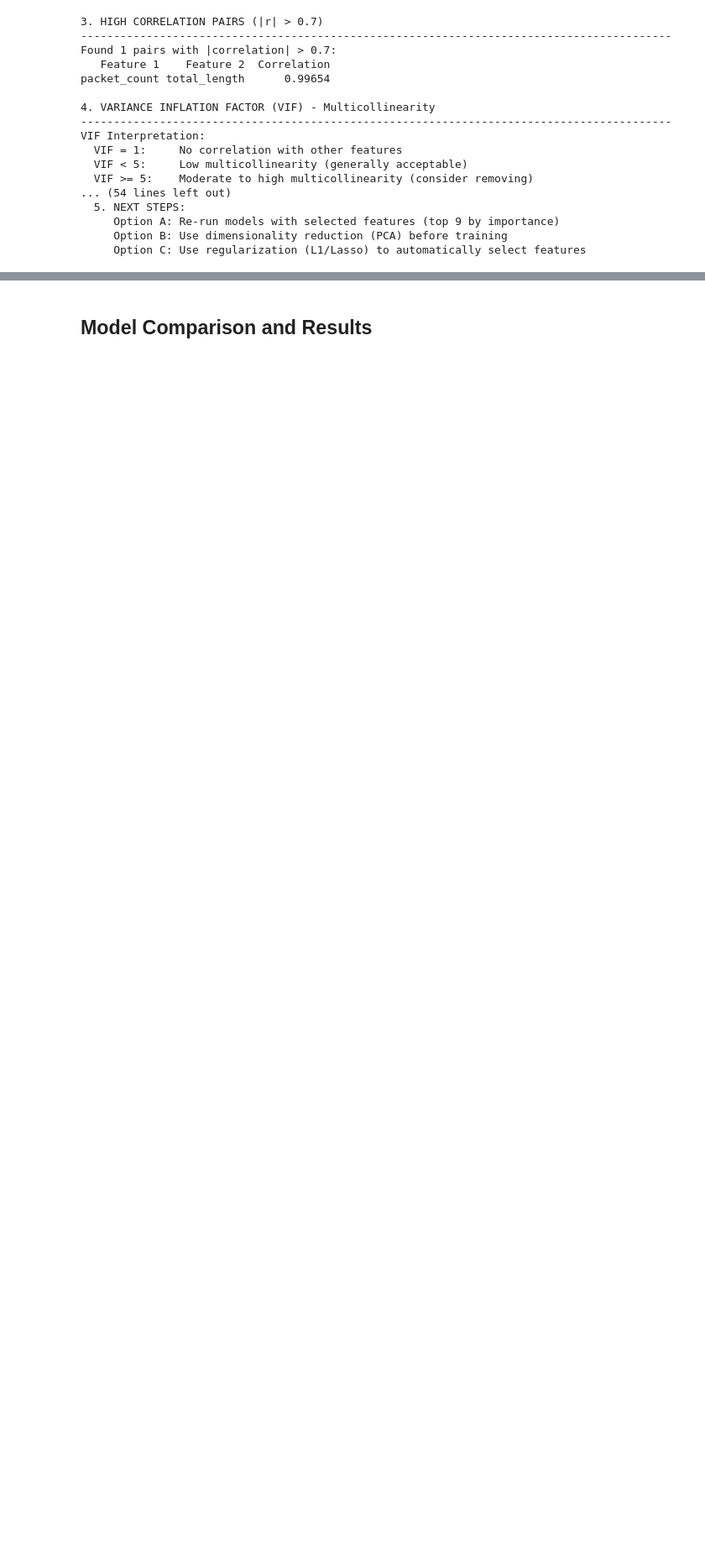
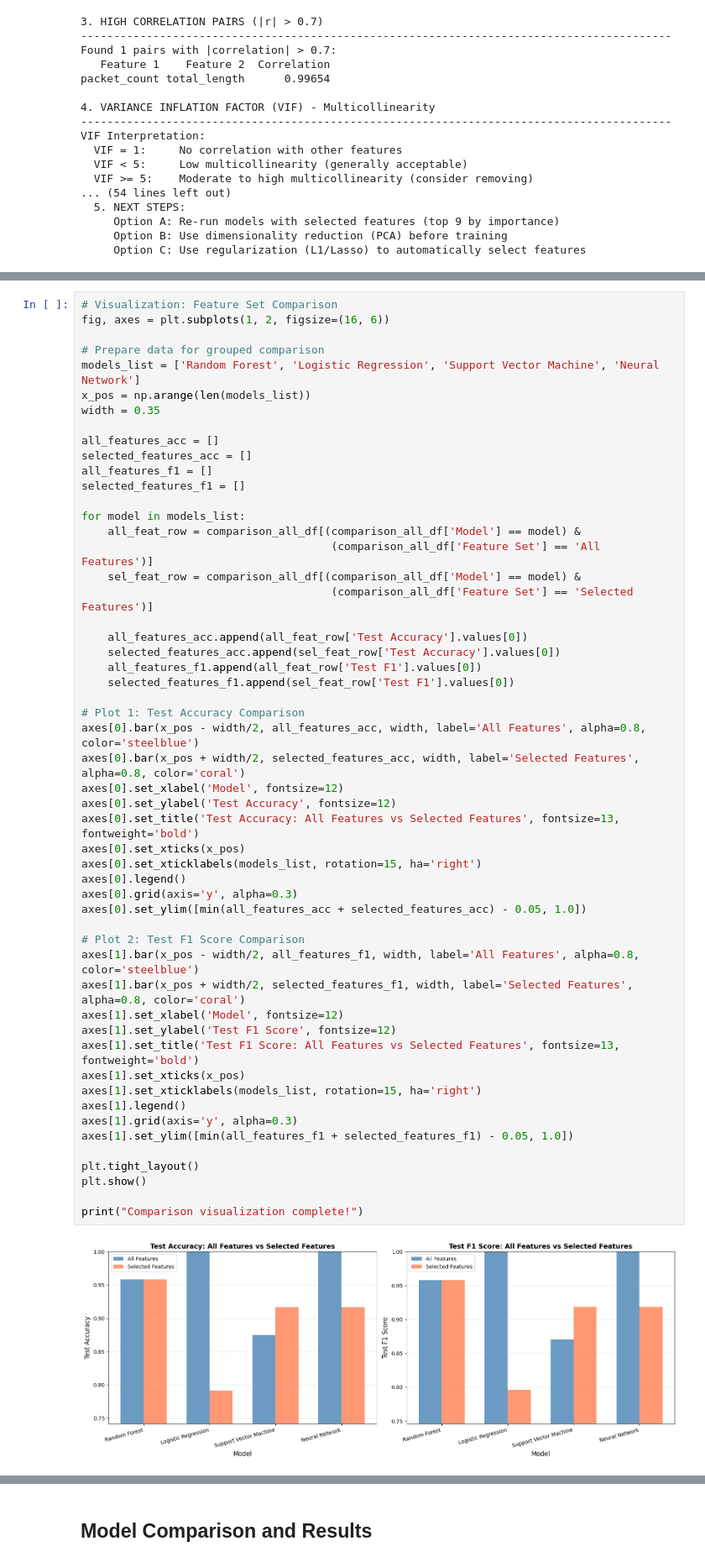
Before and after one commit to LynSChen04/network_traffic_classification, a Jupyter notebook: setup.ipynb, the cells around one changed output, grey strips where cells are left out. Shown at 84% size. Cells and saved outputs as stored; diff of their text form; blank space fills up the shorter version.

```diff
--- a/setup.ipynb
+++ b/setup.ipynb
@@ -779,0 +1117,55 @@ VIF Interpretation:
+# %%
+# Visualization: Feature Set Comparison
+fig, axes = plt.subplots(1, 2, figsize=(16, 6))
+
+# Prepare data for grouped comparison
+models_list = ['Random Forest', 'Logistic Regression', 'Support Vector Machine', 'Neural Network']
+x_pos = np.arange(len(models_list))
+width = 0.35
+
+all_features_acc = []
+selected_features_acc = []
+all_features_f1 = []
+selected_features_f1 = []
+
+for model in models_list:
+    all_feat_row = comparison_all_df[(comparison_all_df['Model'] == model) &
+                                      (comparison_all_df['Feature Set'] == 'All Features')]
+    sel_feat_row = comparison_all_df[(comparison_all_df['Model'] == model) &
+                                      (comparison_all_df['Feature Set'] == 'Selected Features')]
+
+    all_features_acc.append(all_feat_row['Test Accuracy'].values[0])
+    selected_features_acc.append(sel_feat_row['Test Accuracy'].values[0])
+    all_features_f1.append(all_feat_row['Test F1'].values[0])
+    selected_features_f1.append(sel_feat_row['Test F1'].values[0])
+
+# Plot 1: Test Accuracy Comparison
+axes[0].bar(x_pos - width/2, all_features_acc, width, label='All Features', alpha=0.8, color='steelblue')
+axes[0].bar(x_pos + width/2, selected_features_acc, width, label='Selected Features', alpha=0.8, color='coral')
+axes[0].set_xlabel('Model', fontsize=12)
+axes[0].set_ylabel('Test Accuracy', fontsize=12)
+axes[0].set_title('Test Accuracy: All Features vs Selected Features', fontsize=13, fontweight='bold')
+axes[0].set_xticks(x_pos)
+axes[0].set_xticklabels(models_list, rotation=15, ha='right')
+axes[0].legend()
+axes[0].grid(axis='y', alpha=0.3)
+axes[0].set_ylim([min(all_features_acc + selected_features_acc) - 0.05, 1.0])
+
+# Plot 2: Test F1 Score Comparison
+axes[1].bar(x_pos - width/2, all_features_f1, width, label='All Features', alpha=0.8, color='steelblue')
+axes[1].bar(x_pos + width/2, selected_features_f1, width, label='Selected Features', alpha=0.8, color='coral')
+axes[1].set_xlabel('Model', fontsize=12)
+axes[1].set_ylabel('Test F1 Score', fontsize=12)
+axes[1].set_title('Test F1 Score: All Features vs Selected Features', fontsize=13, fontweight='bold')
+axes[1].set_xticks(x_pos)
+axes[1].set_xticklabels(models_list, rotation=15, ha='right')
+axes[1].legend()
+axes[1].grid(axis='y', alpha=0.3)
+axes[1].set_ylim([min(all_features_f1 + selected_features_f1) - 0.05, 1.0])
+
+plt.tight_layout()
+plt.show()
+
+print("Comparison visualization complete!")
+# %% [output]
+[figure, added]
```
Also changed, not shown: parts of 8 cells of this notebook, 1 other file.
